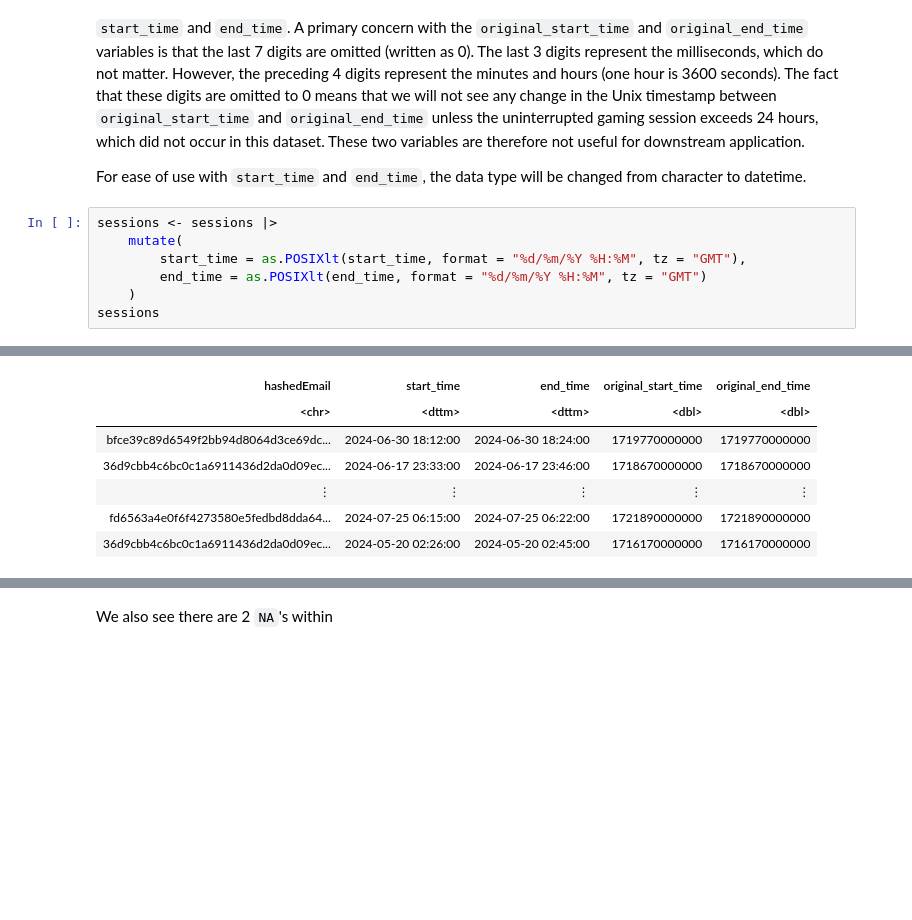
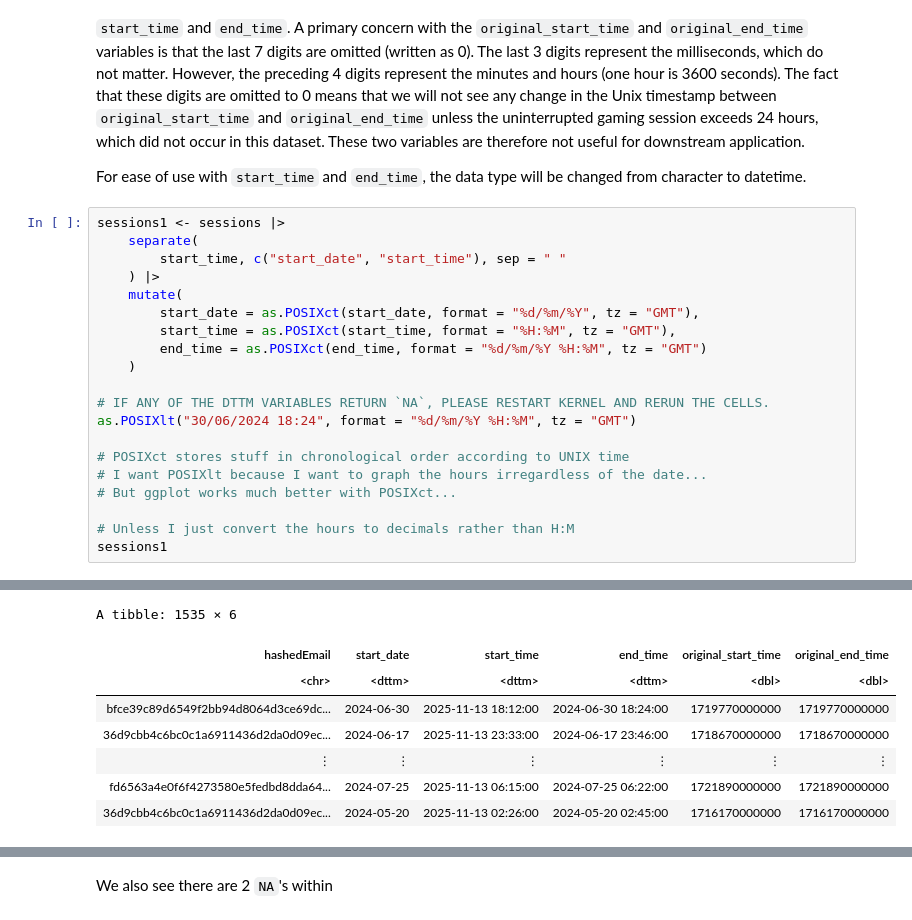
Before and after one commit to achen45-png/toy_ds_project, a Jupyter notebook: ds_indv_project.ipynb, the cells around one changed output, grey strips where cells are left out. Cells and saved outputs as stored; diff of their text form; blank space fills up the shorter version.

```diff
--- a/ds_indv_project.ipynb
+++ b/ds_indv_project.ipynb
@@ -141,10 +152,23 @@ The Unix Epoch timestamps include milliseconds (therefore 13 digits) and is in G
 
 For ease of use with `start_time` and `end_time`, the data type will be changed from character to datetime.
 # %%
-sessions <- sessions |>
+sessions1 <- sessions |>
+    separate(
+        start_time, c("start_date", "start_time"), sep = " "
+    ) |>
     mutate(
-        start_time = as.POSIXlt(start_time, format = "%d/%m/%Y %H:%M", tz = "GMT"),
-        end_time = as.POSIXlt(end_time, format = "%d/%m/%Y %H:%M", tz = "GMT")
+        start_date = as.POSIXct(start_date, format = "%d/%m/%Y", tz = "GMT"),
+        start_time = as.POSIXct(start_time, format = "%H:%M", tz = "GMT"),
+        end_time = as.POSIXct(end_time, format = "%d/%m/%Y %H:%M", tz = "GMT")
     )
-sessions
+
+# IF ANY OF THE DTTM VARIABLES RETURN `NA`, PLEASE RESTART KERNEL AND RERUN THE CELLS.
+as.POSIXlt("30/06/2024 18:24", format = "%d/%m/%Y %H:%M", tz = "GMT")
+
+# POSIXct stores stuff in chronological order according to UNIX time
+# I want POSIXlt because I want to graph the hours irregardless of the date...
+# But ggplot works much better with POSIXct...
+
+# Unless I just convert the hours to decimals rather than H:M
+sessions1
 # %% [output]
@@ -152,7 +176,8 @@ A tibble: 1535 × 5
+A tibble: 1535 × 6
-| hashedEmail | start_time | end_time | original_start_time | original_end_time |
-| <chr> | <dttm> | <dttm> | <dbl> | <dbl> |
-| bfce39c89d6549f2bb94d8064d3ce69dc... | 2024-06-30 18:12:00 | 2024-06-30 18:24:00 | 1719770000000 | 1719770000000 |
-| 36d9cbb4c6bc0c1a6911436d2da0d09ec... | 2024-06-17 23:33:00 | 2024-06-17 23:46:00 | 1718670000000 | 1718670000000 |
-| ⋮ | ⋮ | ⋮ | ⋮ | ⋮ |
-| fd6563a4e0f6f4273580e5fedbd8dda64... | 2024-07-25 06:15:00 | 2024-07-25 06:22:00 | 1721890000000 | 1721890000000 |
-| 36d9cbb4c6bc0c1a6911436d2da0d09ec... | 2024-05-20 02:26:00 | 2024-05-20 02:45:00 | 1716170000000 | 1716170000000 |
+| hashedEmail | start_date | start_time | end_time | original_start_time | original_end_time |
+| <chr> | <dttm> | <dttm> | <dttm> | <dbl> | <dbl> |
+| bfce39c89d6549f2bb94d8064d3ce69dc... | 2024-06-30 | 2025-11-13 18:12:00 | 2024-06-30 18:24:00 | 1719770000000 | 1719770000000 |
+| 36d9cbb4c6bc0c1a6911436d2da0d09ec... | 2024-06-17 | 2025-11-13 23:33:00 | 2024-06-17 23:46:00 | 1718670000000 | 1718670000000 |
+| ⋮ | ⋮ | ⋮ | ⋮ | ⋮ | ⋮ |
+| fd6563a4e0f6f4273580e5fedbd8dda64... | 2024-07-25 | 2025-11-13 06:15:00 | 2024-07-25 06:22:00 | 1721890000000 | 1721890000000 |
+| 36d9cbb4c6bc0c1a6911436d2da0d09ec... | 2024-05-20 | 2025-11-13 02:26:00 | 2024-05-20 02:45:00 | 1716170000000 | 1716170000000 |
```
Also changed, not shown: parts of 12 cells of this notebook.
